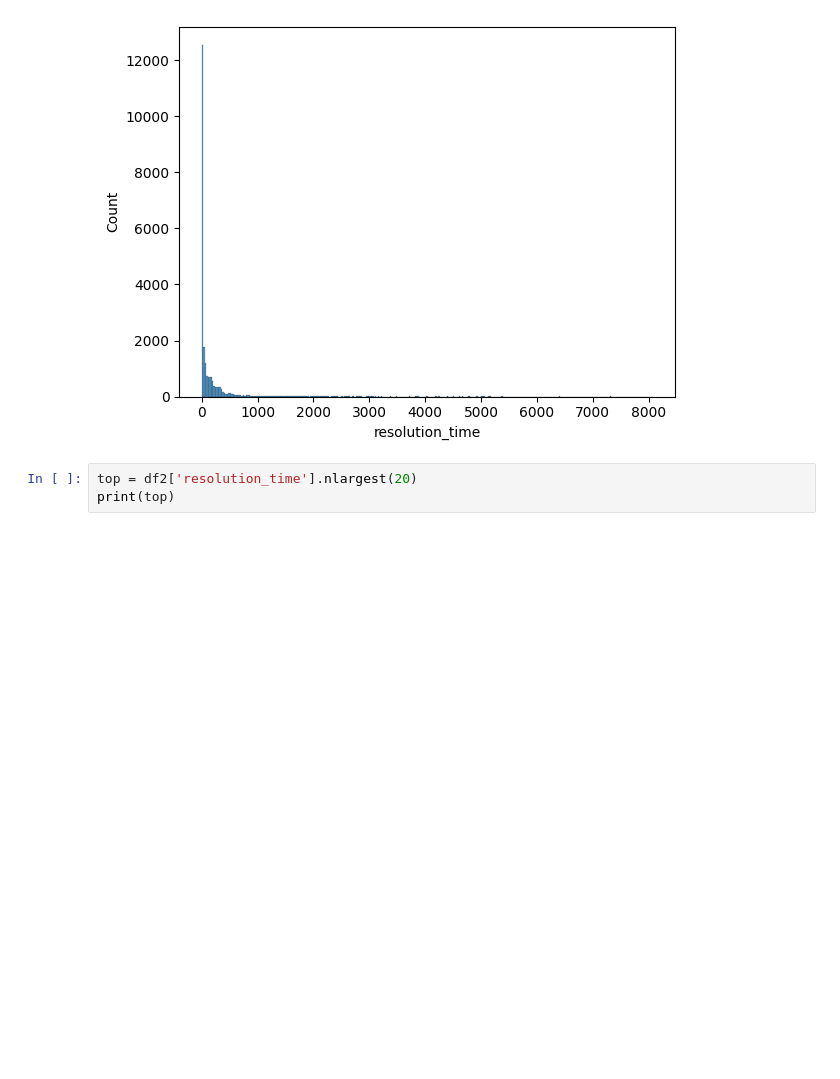
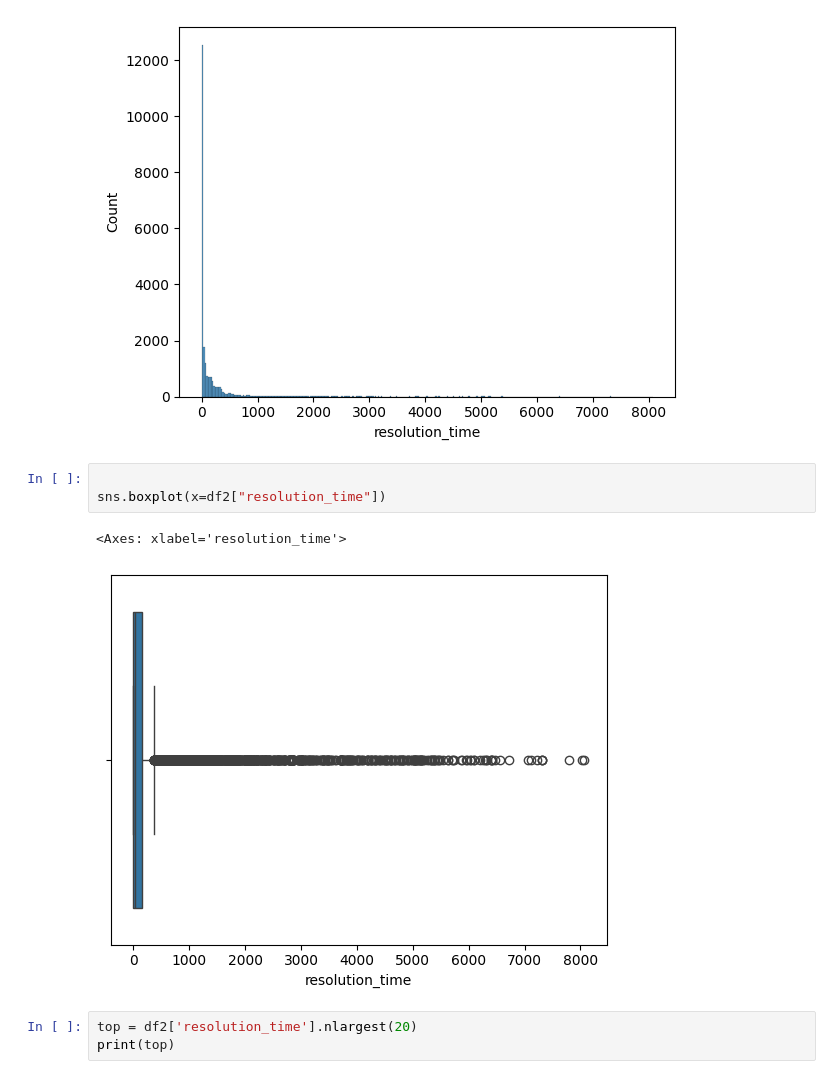
Before and after one commit to OttaVonBismarck/proyecto_1_actd, a Jupyter notebook: proyecto_limpieza.ipynb, the cells around one changed output. Cells and saved outputs as stored; diff of their text form; blank space fills up the shorter version.

Commit message:
Se agregan mas visualizaciones de los datos

```diff
--- a/proyecto_limpieza.ipynb
+++ b/proyecto_limpieza.ipynb
@@ -380,6 +380,12 @@ sns.histplot(data=df2, x="resolution_time")
 # %% [output]
 <Axes: xlabel='resolution_time', ylabel='Count'>
 [figure]
+# %%
+
+sns.boxplot(x=df2["resolution_time"])
+# %% [output]
+<Axes: xlabel='resolution_time'>
+[figure, added]
 # %%
 top = df2['resolution_time'].nlargest(20)
 print(top)
```
Also changed, not shown: parts of 5 cells of this notebook.
